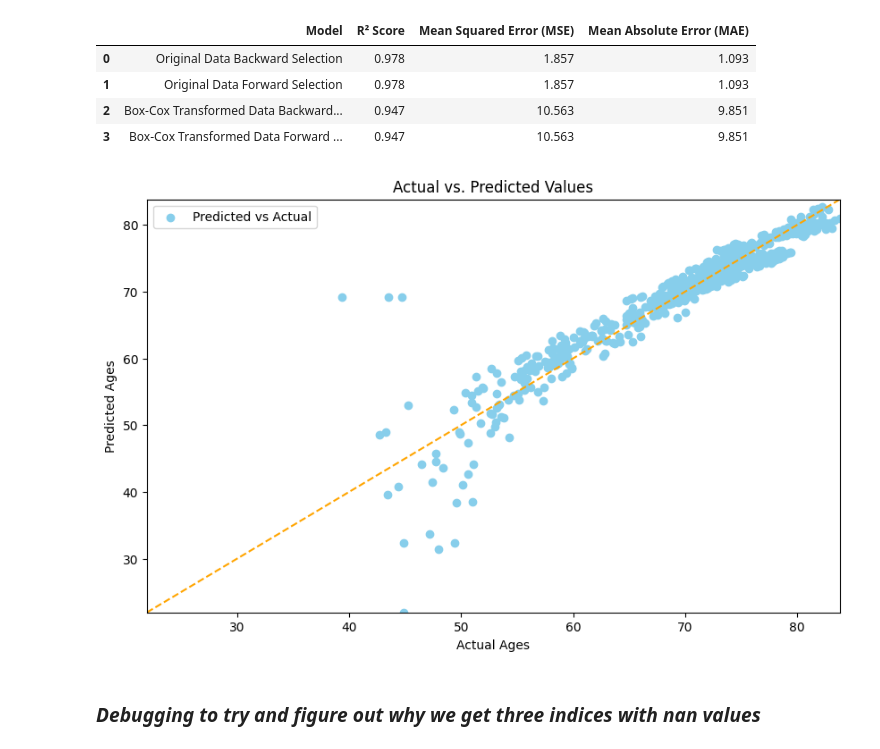
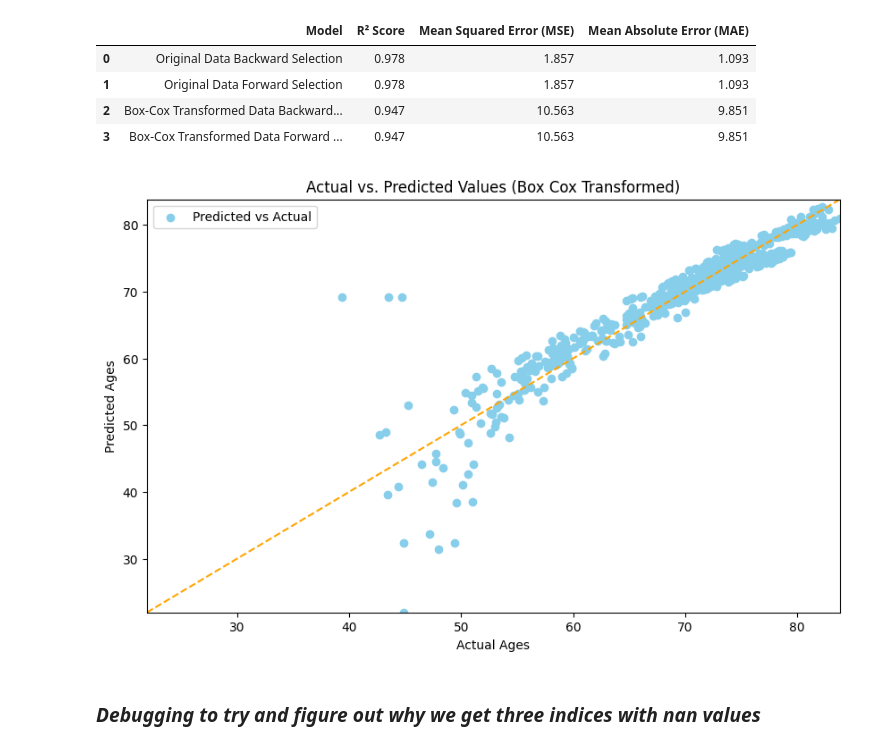
Before and after one commit to malinhauglandh/life-expectancy-prediction, a Jupyter notebook: eda/feature_selection.ipynb, the cells around one changed output. Cells and saved outputs as stored; diff of their text form; code cells hidden in the pictures.

Commit message:
finished models using feature selection

```diff
--- a/eda/feature_selection.ipynb
+++ b/eda/feature_selection.ipynb
@@ -568,7 +557,6 @@ plt.show()
 # %%
 optimal_features = [optimal_features_og_bw, optimal_features_og_fw, optimal_features_tr_bw, optimal_features_tr_fw]
 names = ["Original Data Backward Selection", "Original Data Forward Selection", "Box-Cox Transformed Data Backward Selection", "Box-Cox Transformed Data Forward Selection"]
-
 
 score_table = []
 
@@ -581,7 +569,7 @@ for optimals in optimal_features:
     this_X = None
     this_y = None
     y_pred = None
-    r2_score = None
+    r_two_score = None
 
     if "Original" in names[i + j * 2]:
         this_X = X_train_og
@@ -591,7 +579,7 @@ for optimals in optimal_features:
         model.fit(this_X.iloc[:, list(optimals)], this_y)
 
         y_pred = model.predict(X_test_og.iloc[:, list(optimals)])
-        r2_score = model.score(X_test_og.iloc[:, list(optimals)], y_test_og)
+        r_two_score = model.score(X_test_og.iloc[:, list(optimals)], y_test_og)
 
     else:
         this_X = X_train
@@ -600,7 +588,7 @@ for optimals in optimal_features:
         model.fit(this_X.iloc[:, list(optimals)], y_train)
 
         y_pred = model.predict(X_test.iloc[:, list(optimals)])
-        r2_score = model.score(X_test.iloc[:, list(optimals)], y_test)
+        r_two_score = model.score(X_test.iloc[:, list(optimals)], y_test)
 
     # Inverse transform predictions and handle NaN values
     if "Transformed" in names[i + j * 2]:
@@ -642,7 +630,7 @@ for optimals in optimal_features:
     # Save scores in the table
     score_table.append({
         "Model": names[i + j * 2],
-        "R² Score": r2_score,
+        "R² Score": r_two_score,
         "Mean Squared Error (MSE)": mean_squared_error(test_y, y_pred),
         "Mean Absolute Error (MAE)": np.mean(np.abs(test_y - y_pred))
     })
@@ -693,28 +681,28 @@ score_df.head()
 # %%
 plt.figure(figsize=(10, 6))
 
 # Scatter plot for predicted values vs actual values
 plt.scatter(test_y, y_pred, color='skyblue', label='Predicted vs Actual')
 
-plt.title('Actual vs. Predicted Values')
+plt.title('Actual vs. Predicted Values (Box Cox Transformed)')
 plt.xlabel('Actual Ages')
 plt.ylabel('Predicted Ages')
 
 # Set the same range for both axes
 plt.xlim([min(test_y.min(), y_pred.min()), max(test_y.max(), y_pred.max())])
 plt.ylim([min(test_y.min(), y_pred.min()), max(test_y.max(), y_pred.max())])
 
 labels = ['Predicted vs Actual']
 plt.legend(labels)
 
 # Plot a diagonal line to represent perfect predictions
 plt.plot([min(test_y.min(), y_pred.min()), max(test_y.max(), y_pred.max())],
          [min(test_y.min(), y_pred.min()), max(test_y.max(), y_pred.max())], linestyle='--', color='orange')
 
 # Show the plot
 plt.show()
 # %% [output]
-[figure, old version]
+[figure, new version]
 # %% [markdown]
 ### _Debugging to try and figure out why we get three indices with nan values_
 # %%
```
Also changed, not shown: parts of 20 cells of this notebook.
